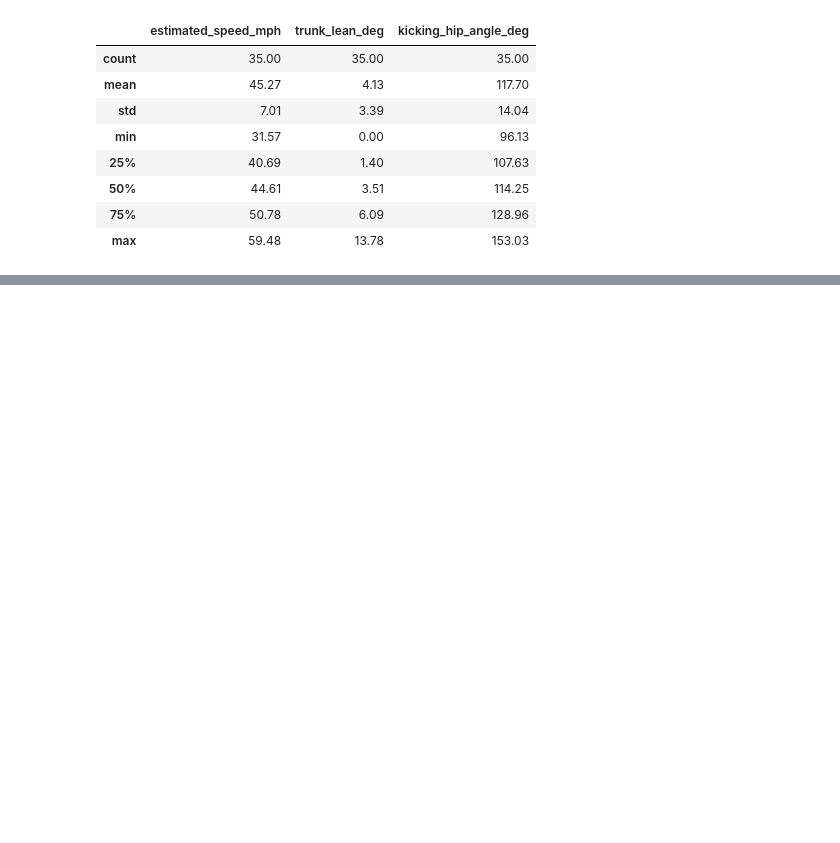
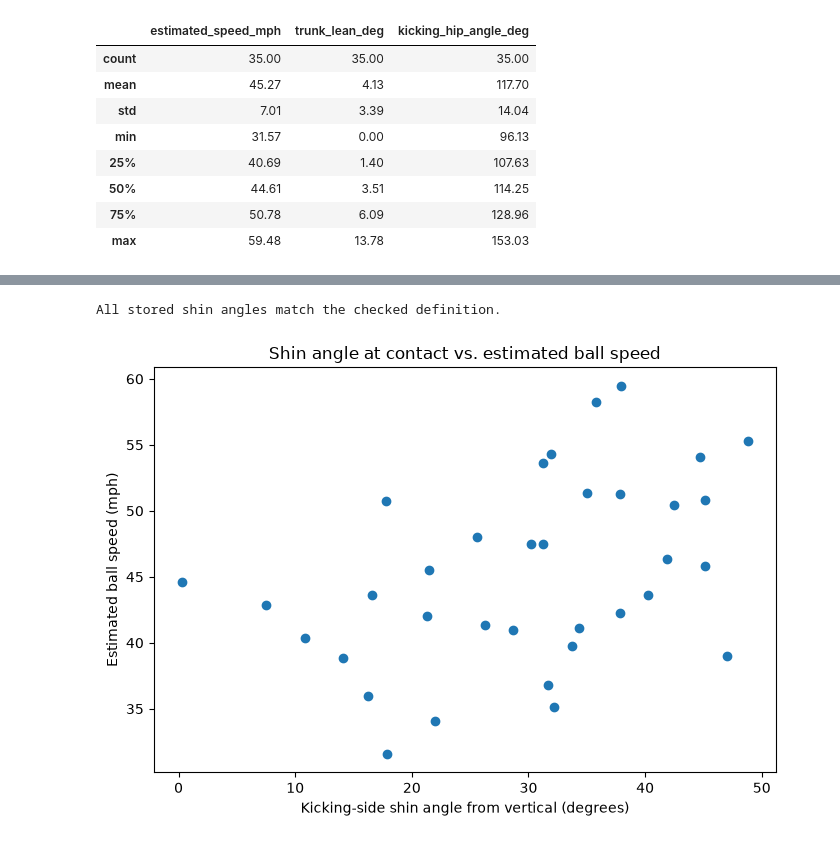
Before and after one commit to emmyregal/Soccer-Computer-Vision, a Jupyter notebook: stat_analysis.ipynb, the cells around one changed output, grey strips where cells are left out. Cells and saved outputs as stored; diff of their text form; code cells hidden in the pictures; blank space fills up the shorter version.

Commit message:
shin stuff

```diff
--- a/stat_analysis.ipynb
+++ b/stat_analysis.ipynb
@@ -546,0 +707,65 @@ display(analysis_data[variables].describe().round(2))
+# %%
+# Independently verify the stored shin-angle definition for every kick
+angle_checks = []
+
+for _, kick in labels.iterrows():
+    foot = kick["foot"]
+    path = POSE_DIR / Path(kick["video"]).stem / "pose.csv"
+
+    pose_data = pd.read_csv(path)
+    matches = pose_data.loc[
+        pose_data["frame"].eq(int(kick["contact_frame"]))
+    ]
+
+    if len(matches) != 1:
+        raise ValueError(f"Contact-frame issue: {kick['video']}")
+
+    r = matches.iloc[0]
+
+    dx = r[f"{foot}_ankle_x"] - r[f"{foot}_knee_x"]
+    dy = r[f"{foot}_ankle_y"] - r[f"{foot}_knee_y"]
+
+    calculated = (
+        np.degrees(np.arctan2(abs(dx), abs(dy)))
+        if np.hypot(dx, dy) > 0 else np.nan
+    )
+
+    angle_checks.append(
+        np.isclose(
+            calculated,
+            r[f"{foot}_lower_leg_angle"],
+            atol=0.001,
+            rtol=0
+        )
+    )
+
+if not all(angle_checks):
+    raise ValueError("Some stored shin angles use a different definition.")
+
+# Replace these columns if this cell is rerun, then join by filename
+analysis_data = analysis_data.drop(
+    columns=["shin_angle_deg", "shin_review"],
+    errors="ignore"
+).merge(
+    shin_metrics,
+    on="video",
+    how="left",
+    validate="one_to_one"
+)
+
+print("All stored shin angles match the checked definition.")
+
+# Explore the unadjusted relationship with estimated speed
+plt.figure(figsize=(7, 5))
+plt.scatter(
+    analysis_data["shin_angle_deg"],
+    analysis_data["estimated_speed_mph"]
+)
+plt.xlabel("Kicking-side shin angle from vertical (degrees)")
+plt.ylabel("Estimated ball speed (mph)")
+plt.title("Shin angle at contact vs. estimated ball speed")
+plt.tight_layout()
+plt.show()
+# %% [output]
+All stored shin angles match the checked definition.
+[figure, added]
```
Also changed, not shown: parts of 9 cells of this notebook, 1 other file.
